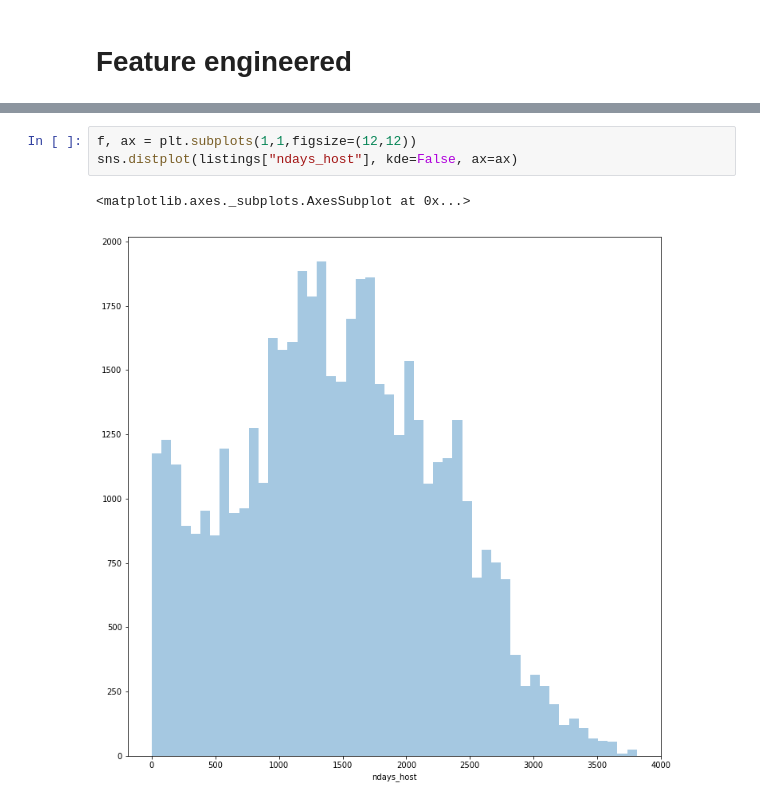
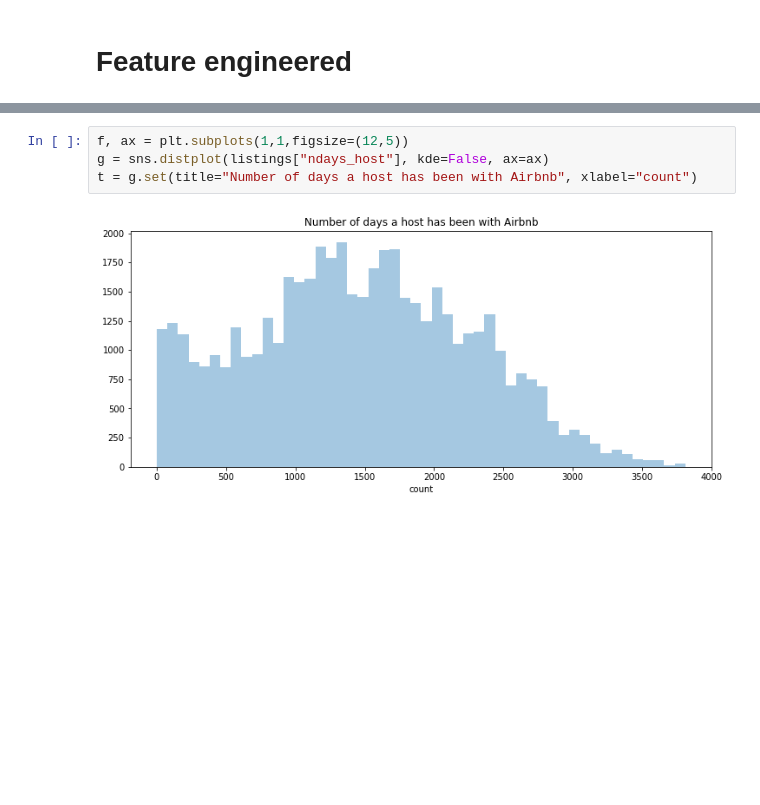
Before and after one commit to principal-miners/listings, a Jupyter notebook: ssh/Correlation and Other studies.ipynb, the cells around one changed output, grey strips where cells are left out. Cells and saved outputs as stored; diff of their text form; blank space fills up the shorter version.

```diff
--- a/ssh/Correlation and Other studies.ipynb
+++ b/ssh/Correlation and Other studies.ipynb
@@ -105,6 +105,6 @@ sns.distplot(listings[listings["ndays_last_review"]<99999]["ndays_last_review"],
 # %%
-f, ax = plt.subplots(1,1,figsize=(12,12))
-sns.distplot(listings["ndays_host"], kde=False, ax=ax)
+f, ax = plt.subplots(1,1,figsize=(12,5))
+g = sns.distplot(listings["ndays_host"], kde=False, ax=ax)
+t = g.set(title="Number of days a host has been with Airbnb", xlabel="count")
 # %% [output]
-<matplotlib.axes._subplots.AxesSubplot at 0x...>
-[figure, old version]
+[figure, new version]
```
Also changed, not shown: parts of 1 cell of this notebook, 2 other files.
